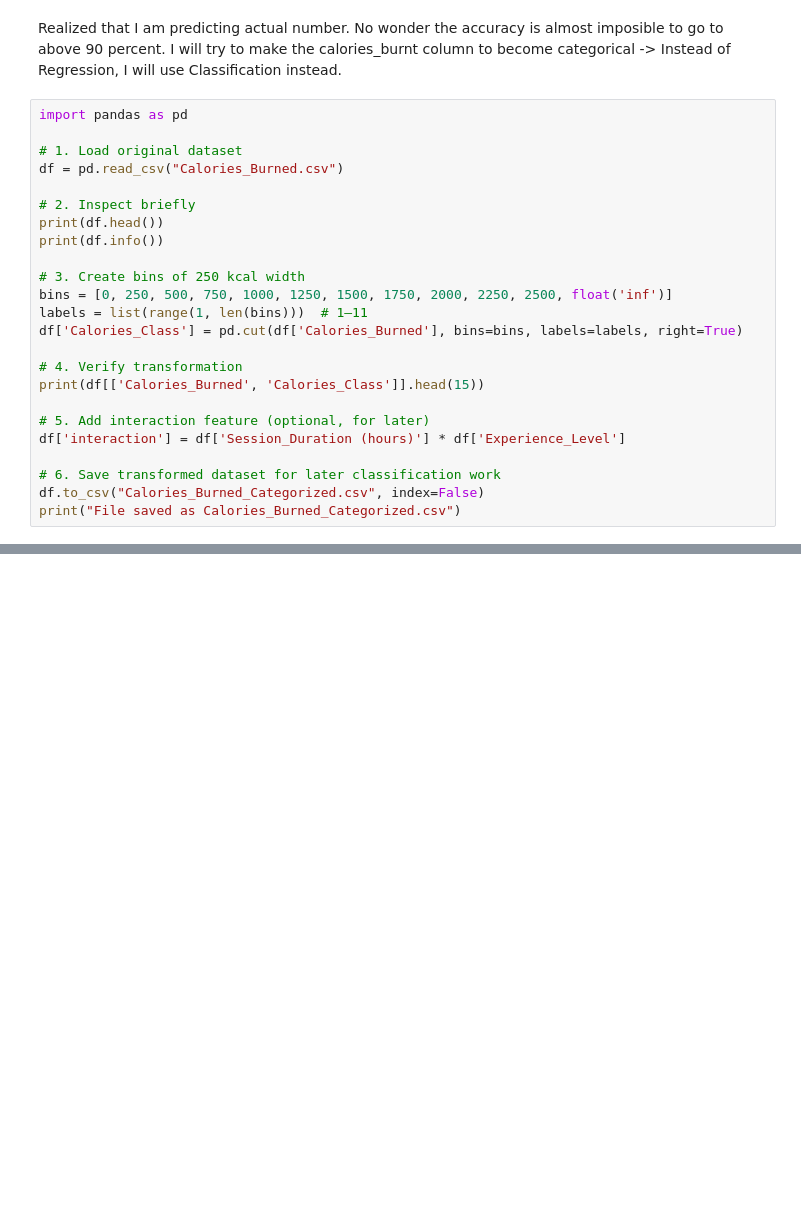
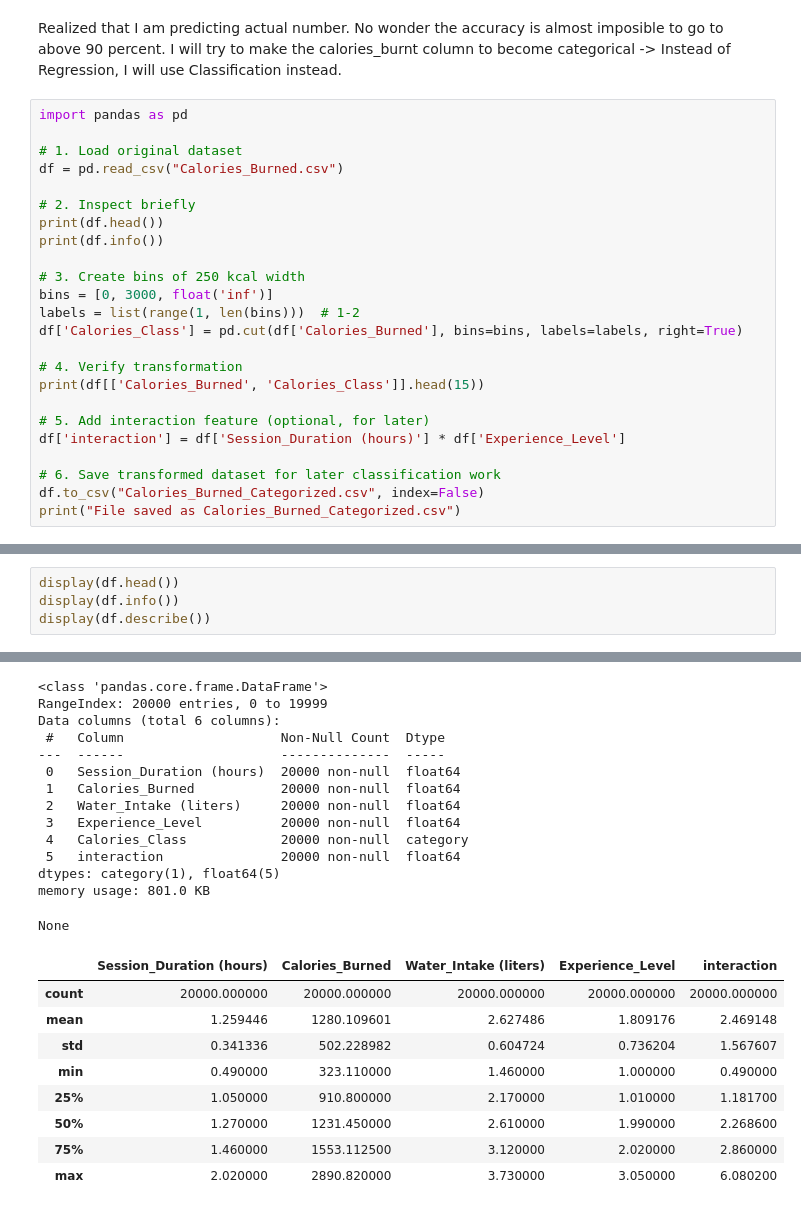
Before and after one commit to luciuswilbert/life_style_ml_Classification, a Jupyter notebook: main.ipynb, the cells around one changed output, grey strips where cells are left out. Cells and saved outputs as stored; diff of their text form; blank space fills up the shorter version.

```diff
--- a/main.ipynb
+++ b/main.ipynb
@@ -405,8 +405,8 @@ print(df.head())
 print(df.info())
 
 # 3. Create bins of 250 kcal width
-bins = [0, 250, 500, 750, 1000, 1250, 1500, 1750, 2000, 2250, 2500, float('inf')]
-labels = list(range(1, len(bins)))  # 1–11
+bins = [0, 3000, float('inf')]
+labels = list(range(1, len(bins)))  # 1-2
 df['Calories_Class'] = pd.cut(df['Calories_Burned'], bins=bins, labels=labels, right=True)
 
 # 4. Verify transformation
@@ -438 +438,6 @@ print("File saved as Calories_Burned_Categorized.csv")
 File saved as Calories_Burned_Categorized.csv
+# %%
+display(df.head())
+display(df.info())
+display(df.describe())
+# %% [output]
@@ -438,0 +450,23 @@ File saved as Calories_Burned_Categorized.csv
+<class 'pandas.core.frame.DataFrame'>
+RangeIndex: 20000 entries, 0 to 19999
+Data columns (total 6 columns):
+ #   Column                    Non-Null Count  Dtype
+---  ------                    --------------  -----
+ 0   Session_Duration (hours)  20000 non-null  float64
+ 1   Calories_Burned           20000 non-null  float64
+ 2   Water_Intake (liters)     20000 non-null  float64
+ 3   Experience_Level          20000 non-null  float64
+ 4   Calories_Class            20000 non-null  category
+ 5   interaction               20000 non-null  float64
+dtypes: category(1), float64(5)
+memory usage: 801.0 KB
+None
+|  | Session_Duration (hours) | Calories_Burned | Water_Intake (liters) | Experience_Level | interaction |
+| count | 20000.000000 | 20000.000000 | 20000.000000 | 20000.000000 | 20000.000000 |
+| mean | 1.259446 | 1280.109601 | 2.627486 | 1.809176 | 2.469148 |
+| std | 0.341336 | 502.228982 | 0.604724 | 0.736204 | 1.567607 |
+| min | 0.490000 | 323.110000 | 1.460000 | 1.000000 | 0.490000 |
+| 25% | 1.050000 | 910.800000 | 2.170000 | 1.010000 | 1.181700 |
+| 50% | 1.270000 | 1231.450000 | 2.610000 | 1.990000 | 2.268600 |
+| 75% | 1.460000 | 1553.112500 | 3.120000 | 2.020000 | 2.860000 |
+| max | 2.020000 | 2890.820000 | 3.730000 | 3.050000 | 6.080200 |
```
Also changed, not shown: parts of 3 cells of this notebook, 1 other file.
